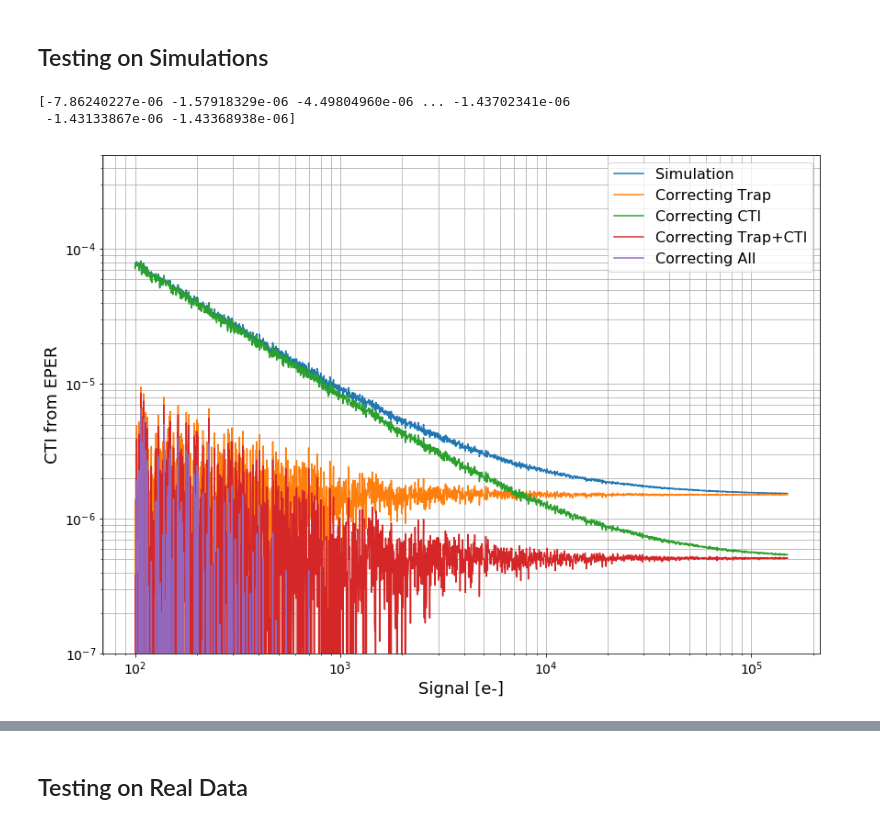
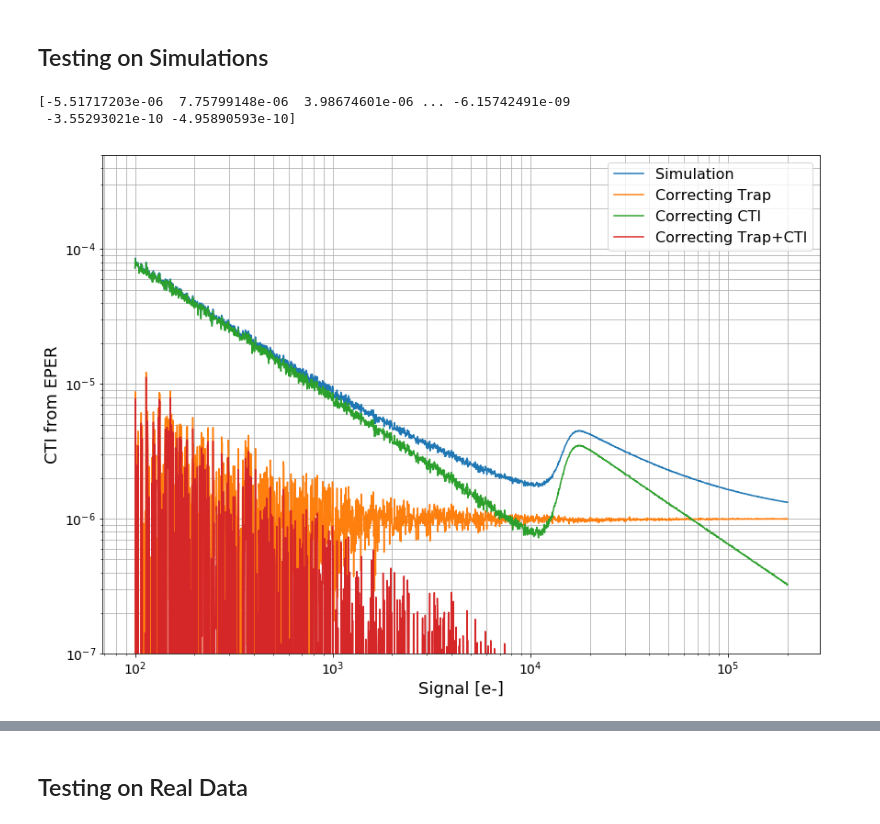
Before and after one commit to Snyder005/ctisim, a Jupyter notebook: notebooks/OverscanCorrection.ipynb, the cells around one changed output, grey strips where cells are left out. Drawn from its saved outputs; the diff is of its cells as text; code cells hidden in the pictures.

Commit message:
Trap fitting task preliminary scripts tested.

```diff
--- a/notebooks/OverscanCorrection.ipynb
+++ b/notebooks/OverscanCorrection.ipynb
@@ -16,15 +15,14 @@ from ctisim.matrix import cti_operator, one_trap_operator, two_trap_operator
 # %%
 cti = 1.E-6
 
-#output_amplifier = BaseOutputAmplifier(1.0, noise=6.5/np.sqrt(2000.))
-output_amplifier = FloatingOutputAmplifier(1.0, 0.0002289994239807129, 2.434251, noise=6.5/np.sqrt(2000.))
+output_amplifier = BaseOutputAmplifier(1.0, noise=6.5/np.sqrt(2000.))
+#output_amplifier = FloatingOutputAmplifier(1.0, 0.0002289994239807129, 2.434251, noise=6.5/np.sqrt(2000.))
 
 trap1 = LinearTrap(4.0, 0.4, 1, 0.08)
-trap2 = LogisticTrap(4.0, 0.4, 1, 12500., 0.002)
+trap2 = LogisticTrap(30.0, 0.4, 1, 15000., 0.001)
+signals = np.logspace(2, np.log10(200000.), ITL_AMP_GEOM.ny)
 
-signals = np.logspace(2, np.log10(150000.), ITL_AMP_GEOM.ny)
-
-segment = SegmentSimulator.from_amp_geom(ITL_AMP_GEOM, output_amplifier, cti=cti, traps=[trap1])
+segment = SegmentSimulator.from_amp_geom(ITL_AMP_GEOM, output_amplifier, cti=cti, traps=[trap1, trap2])
 segment.ramp_exp(signals)
 
 segarr = segment.simulate_readout(serial_overscan_width=ITL_AMP_GEOM.serial_overscan_width, parallel_overscan_width=0)
@@ -37,19 +35,10 @@ Dinv_cti = inv(D_cti)
 
 corrected2 = np.zeros(segarr.shape)
 corrected3 = np.zeros(segarr.shape)
-corrected4 = np.zeros(segarr.shape)
-
-
-A = 0.0002
-t = 2.45
-diags = np.asarray([np.ones(nx)] + [A*np.ones(nx)*np.exp(-i/t) for i in range(9)])
-
-D_drift = dia_matrix((diags, np.arange(-diags.shape[0]+1, 1)[::-1]), shape=(nx, nx))
-Dinv_drift = inv(D_drift)
 
 ## Corrected 1: just trapping
-T = one_trap_operator(segarr, 4.0, 0.08)
-#T = two_trap_operator(segarr, 4.0, 0.08, 4.0, 12500., 0.002)
+#T = one_trap_operator(segarr, 10.0, 0.08)
+T = two_trap_operator(segarr, 4.0, 0.08, 30.0, 15000., 0.001)
 corrected1 = segarr - T
 
 ## Corrected 2: just CTI
@@ -61,16 +50,6 @@ for i in range(ny):
 S = segarr - (1-cti)*T
 for i in range(ny):
     corrected3[i, :] = Dinv_cti*S[i, :]
-
-## Corrected 4: CTI, trapping, bias drift
-S2 = np.zeros(segarr.shape)
-for i in range(ny):
-    S2[i, :] = Dinv_drift*segarr[i, :]
-
-T = one_trap_operator(S2, 4.0, 0.08)
-S2 = S2 - T
-for i in range(ny):
-    corrected4[i, :] = Dinv_cti*S2[i, :]
 # %%
 last_pix = segarr[:, 511]
 oscan1 = segarr[:, 512]
@@ -81,43 +60,37 @@ last_pix = corrected1[:, 511]
 oscan1 = corrected1[:, 512]
 oscan2 = corrected1[:, 513]
 cti_corrected1 = ((oscan1+oscan2)/(512*last_pix))
 
 last_pix = corrected2[:, 511]
 oscan1 = corrected2[:, 512]
 oscan2 = corrected2[:, 513]
 cti_corrected2 = ((oscan1+oscan2)/(512*last_pix))
 
 last_pix = corrected3[:, 511]
 oscan1 = corrected3[:, 512]
 oscan2 = corrected3[:, 513]
 cti_corrected3 = ((oscan1+oscan2)/(512*last_pix))
-
-last_pix = corrected4[:, 511]
-oscan1 = corrected4[:, 512]
-oscan2 = corrected4[:, 513]
-cti_corrected4 = ((oscan1+oscan2)/(512*last_pix))
-print(cti_corrected4)
+print(cti_corrected3)
 
 fig, ax = plt.subplots(1, 1, figsize=(14, 10))
 ax.plot(signals, cti_sim, label='Simulation')
 ax.plot(signals, cti_corrected1, label='Correcting Trap')
 ax.plot(signals, cti_corrected2, label='Correcting CTI')
 ax.plot(signals, cti_corrected3, label='Correcting Trap+CTI')
-ax.plot(signals, cti_corrected4, label='Correcting All')
 ax.legend(fontsize=16)
 
 ax.set_yscale('log')
 ax.set_xscale('log')
 ax.set_ylim(1.E-7, 5.E-4)
 ax.tick_params(axis='both', which='major', labelsize=14)
 ax.grid(which='both')
 ax.set_ylabel('CTI from EPER', fontsize=18)
 ax.set_xlabel('Signal [e-]', fontsize=18)
 plt.savefig('correction_test.png')
 # %% [output]
-[-7.86240227e-06 -1.57918329e-06 -4.49804960e-06 ... -1.43702341e-06
- -1.43133867e-06 -1.43368938e-06]
+[-5.51717203e-06  7.75799148e-06  3.98674601e-06 ... -6.15742491e-09
+ -3.55293021e-10 -4.95890593e-10]
-[figure, old version]
+[figure, new version]
 # %%
 ## Data
 oscan1_data = segarr[:, 512]
```
Also changed, not shown: parts of 3 cells of this notebook, 13 other files.
